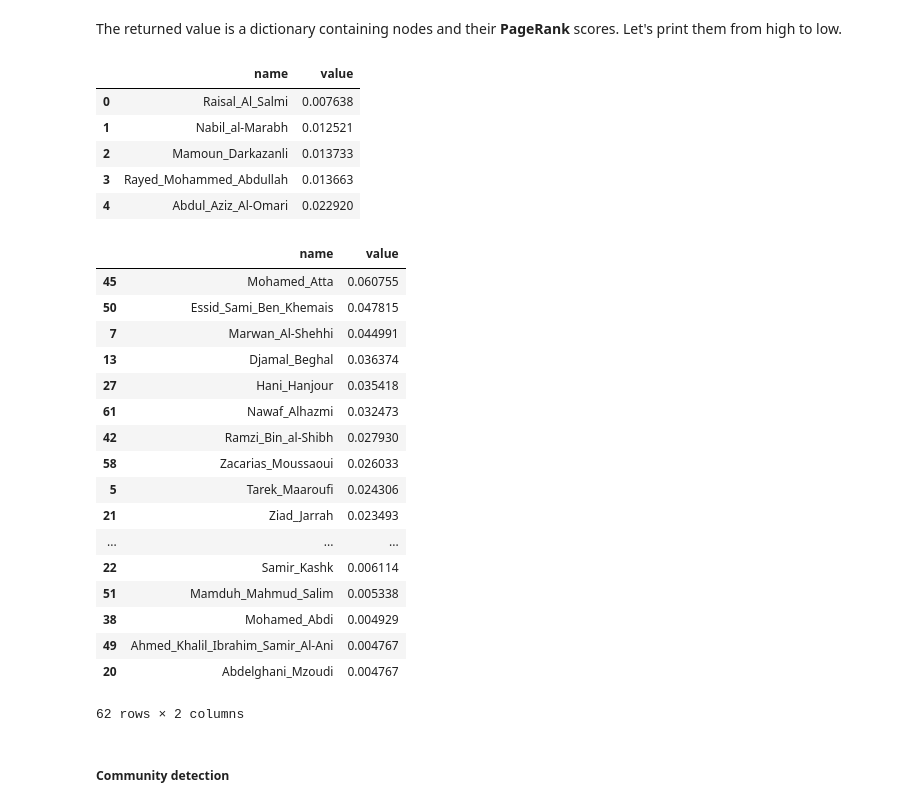
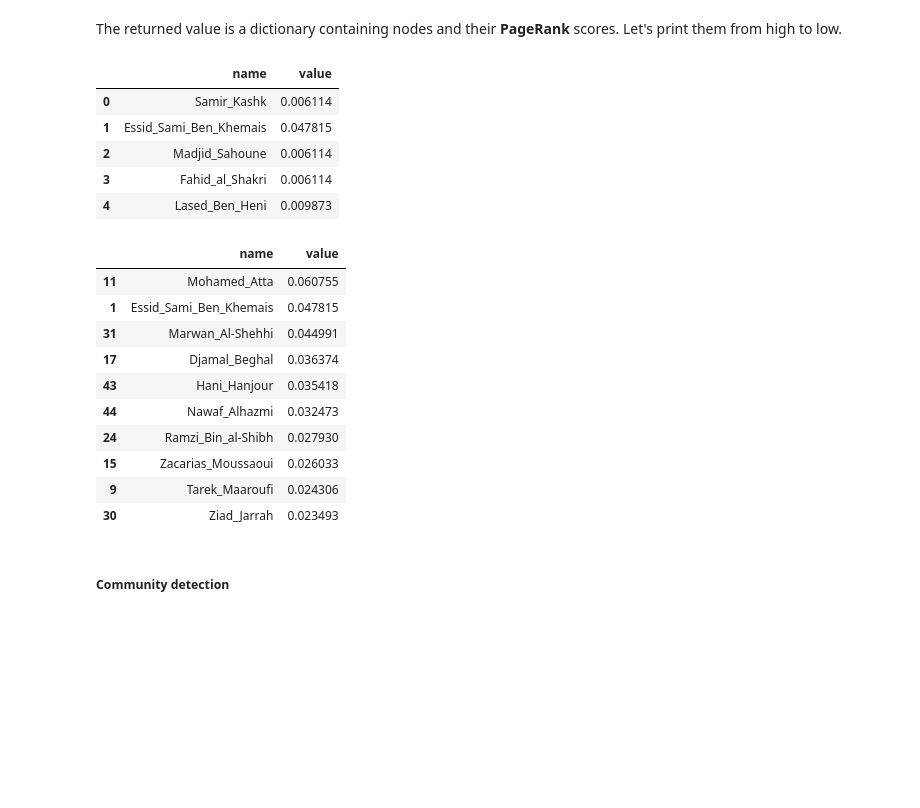
Before and after one commit to zhiyzuo/python-tutorial, a Jupyter notebook: 3-Network-Analysis-with-NetworkX.ipynb, the cells around one changed output. Cells and saved outputs as stored; diff of their text form; code cells hidden in the pictures; blank space fills up the shorter version.

```diff
--- a/3-Network-Analysis-with-NetworkX.ipynb
+++ b/3-Network-Analysis-with-NetworkX.ipynb
@@ -481,36 +448,29 @@ pr = nx.pagerank(G, alpha=0.85)
 # %% [markdown]
 The returned value is a dictionary containing nodes and their __PageRank__ scores. Let's print them from high to low.
 # %%
-pr_df = pd.DataFrame([{'name': k, 'value': v} for k, v in pr.iteritems()])
+pr_df = pd.DataFrame([{'name': k, 'value': v} for k, v in pr.items()])
 pr_df.head()
 # %% [output]
 |  | name | value |
-| 0 | Raisal_Al_Salmi | 0.007638 |
-| 1 | Nabil_al-Marabh | 0.012521 |
-| 2 | Mamoun_Darkazanli | 0.013733 |
-| 3 | Rayed_Mohammed_Abdullah | 0.013663 |
-| 4 | Abdul_Aziz_Al-Omari | 0.022920 |
+| 0 | Samir_Kashk | 0.006114 |
+| 1 | Essid_Sami_Ben_Khemais | 0.047815 |
+| 2 | Madjid_Sahoune | 0.006114 |
+| 3 | Fahid_al_Shakri | 0.006114 |
+| 4 | Lased_Ben_Heni | 0.009873 |
 # %%
-pr_df.sort_values('value', ascending=False)
+pr_df.sort_values('value', ascending=False).head(10)
 # %% [output]
 |  | name | value |
-| 45 | Mohamed_Atta | 0.060755 |
-| 50 | Essid_Sami_Ben_Khemais | 0.047815 |
-| 7 | Marwan_Al-Shehhi | 0.044991 |
-| 13 | Djamal_Beghal | 0.036374 |
-| 27 | Hani_Hanjour | 0.035418 |
-| 61 | Nawaf_Alhazmi | 0.032473 |
-| 42 | Ramzi_Bin_al-Shibh | 0.027930 |
-| 58 | Zacarias_Moussaoui | 0.026033 |
-| 5 | Tarek_Maaroufi | 0.024306 |
-| 21 | Ziad_Jarrah | 0.023493 |
-| ... | ... | ... |
-| 22 | Samir_Kashk | 0.006114 |
-| 51 | Mamduh_Mahmud_Salim | 0.005338 |
-| 38 | Mohamed_Abdi | 0.004929 |
-| 49 | Ahmed_Khalil_Ibrahim_Samir_Al-Ani | 0.004767 |
-| 20 | Abdelghani_Mzoudi | 0.004767 |
+| 11 | Mohamed_Atta | 0.060755 |
+| 1 | Essid_Sami_Ben_Khemais | 0.047815 |
+| 31 | Marwan_Al-Shehhi | 0.044991 |
+| 17 | Djamal_Beghal | 0.036374 |
+| 43 | Hani_Hanjour | 0.035418 |
+| 44 | Nawaf_Alhazmi | 0.032473 |
+| 24 | Ramzi_Bin_al-Shibh | 0.027930 |
+| 15 | Zacarias_Moussaoui | 0.026033 |
+| 9 | Tarek_Maaroufi | 0.024306 |
+| 30 | Ziad_Jarrah | 0.023493 |
-62 rows × 2 columns
 # %% [markdown]
 ##### Community detection
 # %% [markdown]
```
Also changed, not shown: parts of 39 cells of this notebook, 2 other files.
